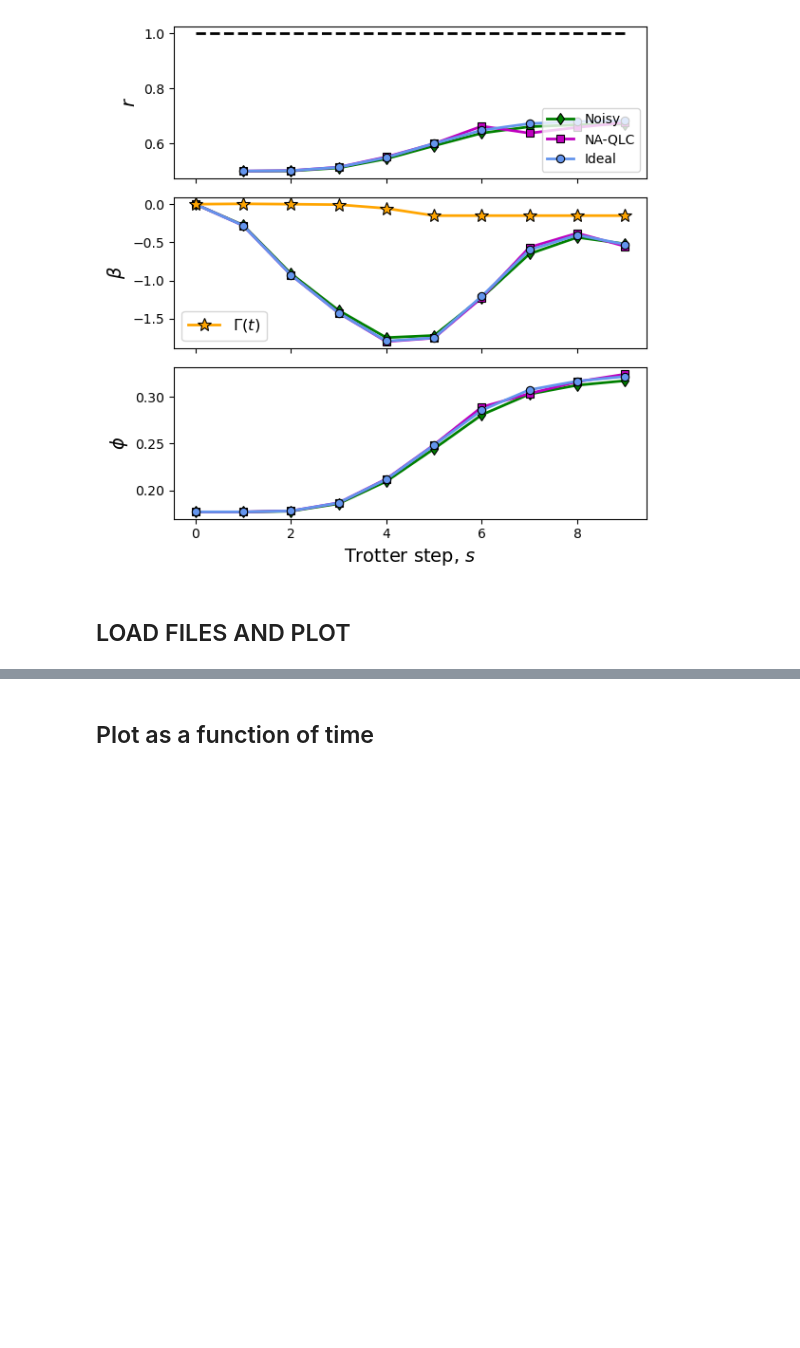
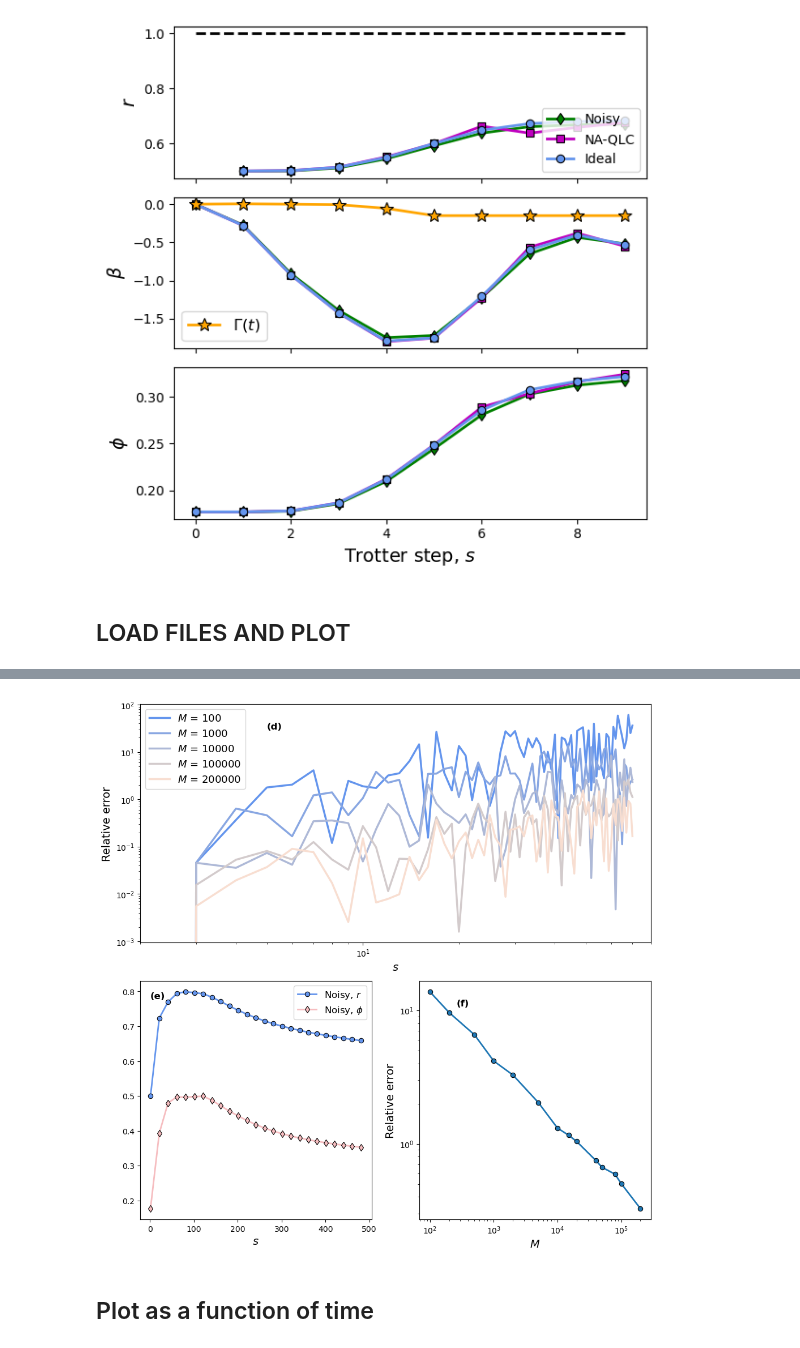
Before and after one commit to kasturi107/NAFQA_reproduce, a Jupyter notebook: NAFQA_5q.ipynb, the cells around one changed output, grey strips where cells are left out. Saved outputs shown, nothing was run; the diff lists cells and outputs as text; code cells hidden in the pictures; blank space fills up the shorter version.

```diff
--- a/NAFQA_5q.ipynb
+++ b/NAFQA_5q.ipynb
@@ -703,0 +716,73 @@ plt.show()
+# %%
+file_path = f'data_5q/phi_open_{mf}_dt_{dt}.npy'
+phi = np.load(file_path)
+
+file_path = f'data_5q/r_open_{mf}_dt_{dt}.npy'
+r = np.load(file_path)
+# %%
+m = 499
+colors = ['#6495ED', '#89A7E2', '#AEB9D7', '#D3CBCC', '#F8DED1', '#F6BDC0']
+num_trajs = [100, 1000, 10000, 100000, 200000]
+
+mf = 10
+dt = 0.07
+th = 0.15
+
+fig = plt.figure(figsize=(10,10))
+gs = fig.add_gridspec(2, 2)
+ax1 = fig.add_subplot(gs[0, :])
+
+
+for i, ntraj in enumerate(num_trajs):
+    file_path = f'data_5q/tr_mf_{mf}_dt_{dt}_ntraj_{ntraj}_th_{th}_type1.npy'
+    tr = np.load(file_path)
+    err = tr - 1.000
+    x=np.arange(1, 71, 1)
+    ax1.loglog(x, np.abs(err)*100, color = colors[i],  linewidth=2.5, label = f'$M$ = {ntraj}')
+ax1.legend(fontsize=13)
+
+ax1.set_xlim([2,80])
+ax1.set_xlabel(r"$s$", fontsize=14)
+ax1.set_ylabel(r"Relative error", fontsize=14)
+ax1.text(5, 30.75, "(d)", fontsize=12, fontweight='bold')
+
+ax2 = fig.add_subplot(gs[1, 0])
+x = np.arange(1, m+1)
+ax2.plot(x[::20], r[0:m][::20], color = colors[0], marker = 'o', linestyle='-', linewidth=2, markeredgewidth=0.8, markeredgecolor='black', label = 'Noisy, $r$')
+ax2.plot(x[::20], phi[0:m][::20], color = colors[-1], marker = 'd', linestyle='-', linewidth=2, markeredgewidth=0.8, markeredgecolor='black', label = 'Noisy, $\phi$')
+ax2.legend(fontsize=12)
+ax2.set_xlabel(r"$s$", fontsize=14)
+ax2.text(0.5, 0.78, "(e)", fontsize=12, fontweight='bold')
+
+
+ax4 = fig.add_subplot(gs[1, 1])
+num_trajs1 = [100, 200,500, 1000, 2000, 5000, 10000, 15000, 20000, 40000, 50000, 80000, 100000, 200000]
+errs = []
+
+for ntraj in num_trajs1:
+    file_path = f'data_5q/tr_mf_{mf}_dt_{dt}_ntraj_{ntraj}_th_{th}_type1.npy'
+    tr = np.load(file_path)
+    err = tr - 1.000
+    errs.append(np.abs(err)*100)
+
+new_err = []
+for j in range(len(errs)):
+    new_err.append(np.mean(errs[j]))
+ax4.loglog(num_trajs1, new_err,  marker = 'o', linestyle='-', linewidth=2, markeredgewidth=0.8, markeredgecolor='black')
+ax4.set_xlabel(r"$M$", fontsize=14)
+ax4.set_ylabel(r"Relative error", fontsize=14)
+
+
+# leg = ax2.legend()
+# ax4.add_artist(leg)
+# ax2.get_legend().remove()
+
+
+ax4.text(260, 10.75, "(f)", fontsize=12, fontweight='bold')
+
+plt.tight_layout()
+# filename = f"large_s.pdf"
+# plt.savefig(filename)
+plt.show()
+# %% [output]
+[figure, added]
```
Also changed, not shown: parts of 4 cells of this notebook, 22 other files.
